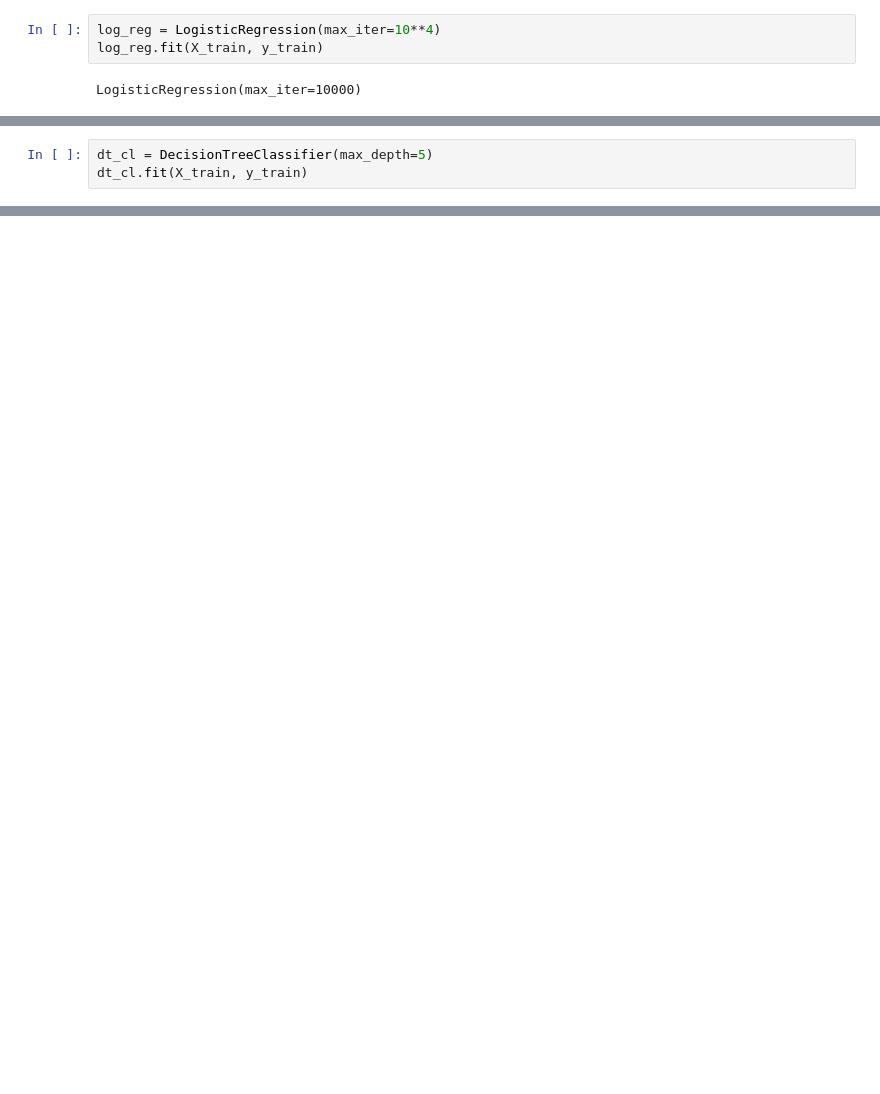
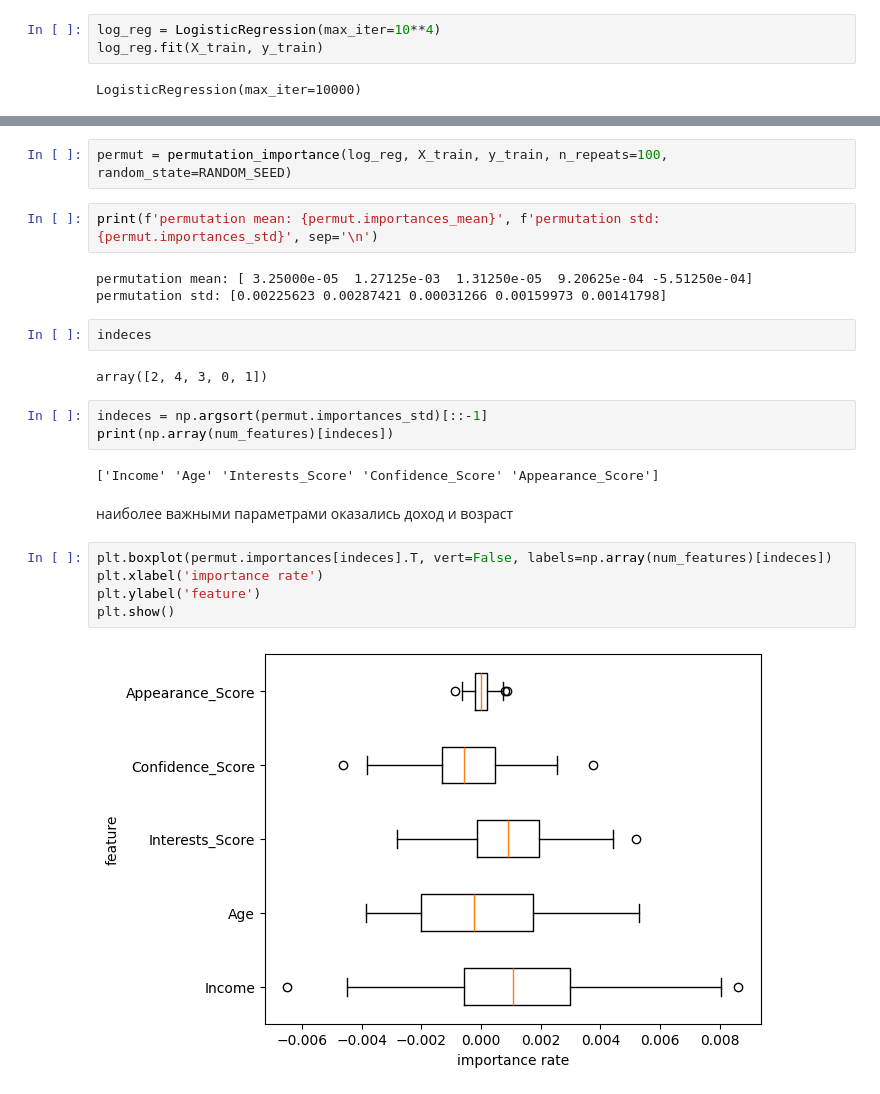
Before and after one commit to Kasymkhankhubiyev/AISiriusSpring2024, a Jupyter notebook: lab_02.ipynb, the cells around one changed output, grey strips where cells are left out. Cells and saved outputs as stored; diff of their text form; blank space fills up the shorter version.

```diff
--- a/lab_02.ipynb
+++ b/lab_02.ipynb
@@ -245,3 +317,0 @@ from sklearn.tree import DecisionTreeClassifier
-# %%
-dt_cl = DecisionTreeClassifier(max_depth=5)
-dt_cl.fit(X_train, y_train)
@@ -249,0 +322,25 @@ DecisionTreeClassifier(max_depth=5)
+# %%
+permut = permutation_importance(log_reg, X_train, y_train, n_repeats=100, random_state=RANDOM_SEED)
+# %%
+print(f'permutation mean: {permut.importances_mean}', f'permutation std: {permut.importances_std}', sep='\n')
+# %% [output]
+permutation mean: [ 3.25000e-05  1.27125e-03  1.31250e-05  9.20625e-04 -5.51250e-04]
+permutation std: [0.00225623 0.00287421 0.00031266 0.00159973 0.00141798]
+# %%
+indeces
+# %% [output]
+array([2, 4, 3, 0, 1])
+# %%
+indeces = np.argsort(permut.importances_std)[::-1]
+print(np.array(num_features)[indeces])
+# %% [output]
+['Income' 'Age' 'Interests_Score' 'Confidence_Score' 'Appearance_Score']
+# %% [markdown]
+наиболее важными параметрами оказались доход и возраст
+# %%
+plt.boxplot(permut.importances[indeces].T, vert=False, labels=np.array(num_features)[indeces])
+plt.xlabel('importance rate')
+plt.ylabel('feature')
+plt.show()
+# %% [output]
+[figure, added]
```
Also changed, not shown: parts of 36 cells of this notebook, 1 other file.
